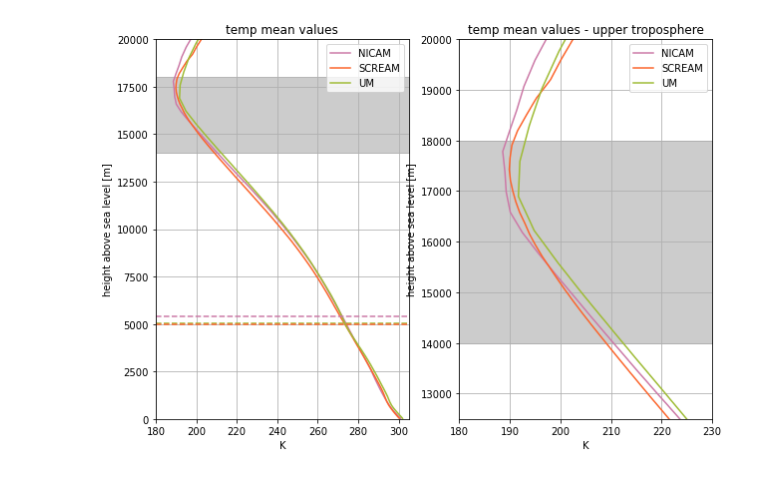
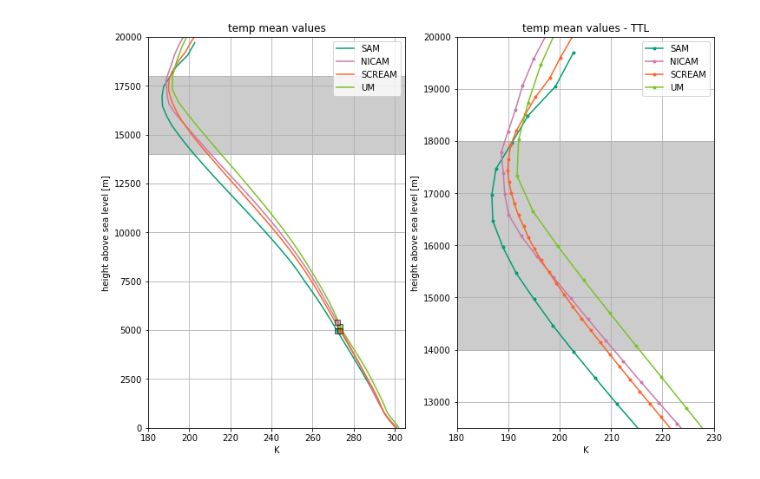
Before and after one commit to smturbev/dyamond2, a Jupyter notebook: python_scripts/vert_profiles.ipynb, the cells around one changed output. Drawn from its saved outputs; the diff is of its cells as text; code cells hidden in the pictures.

```diff
--- a/python_scripts/vert_profiles.ipynb
+++ b/python_scripts/vert_profiles.ipynb
@@ -61,0 +16,4 @@ sc_z.shape, ta_zavg.shape
+# %%
+z_sc = xr.open_dataset(ap.get_fldmean_file("SCREAM","TWP","zg")).zg
+z_um = xr.open_dataset(ap.get_fldmean_file("UM","TWP","zg")).zg
+z_ge = xr.open_dataset(ap.get_fldmean_file("GEOS","TWP","zg")).zg.mean(axis=(0,2,3))
@@ -110,42 +136,52 @@ hus_zavg.shape, ta_zavg.shape, ((p_um[:-1].values/p_um[1:].values)*100).shape, p
 # %%
-fig, [ax, axt] = plt.subplots(1,2, figsize=(10,7))
-# m="SAM"
-# z = "z"
-# (ta_dict[m]).plot(y=z, ax=ax, color=colors[m], linestyle="--", label=m)
+fig, [ax, axt] = plt.subplots(1,2, figsize=(10,7), constrained_layout=True)
+m="SAM"
+z = "z"
+(ta_dict[m]).plot(y=z, ax=ax, color=colors[m], label=m)
+(ta_dict[m]).plot(y=z, ax=axt, color=colors[m], label=m, marker=".")
 m="NICAM"
 z = "lev"
 (ta_dict[m]).plot(y=z, ax=ax, color=colors[m], label=m)
-(ta_dict[m]).plot(y=z, ax=axt, color=colors[m], label=m)
+(ta_dict[m]).plot(y=z, ax=axt, color=colors[m], label=m, marker=".")
 m="SCREAM"
 z = "lev"
-ax.plot((ta_dict[m])[:-1], sc_z, color=colors[m], label=m)
-axt.plot((ta_dict[m])[:-1], sc_z, color=colors[m], label=m)
+ax.plot((ta_dict[m])[:-1], z_sc, color=colors[m], label=m)
+axt.plot((ta_dict[m])[:-1], z_sc, color=colors[m], label=m, marker=".")
 m="UM"
-ax.plot(ta_dict[m][:-1], um_z, color=colors[m], label=m)
-axt.plot(ta_dict[m][:-1], um_z, color=colors[m], label=m)
+ax.plot(ta_dict[m][:-1], z_um, color=colors[m], label=m)
+axt.plot(ta_dict[m][:-1], z_um, color=colors[m], label=m, marker=".")
+# m="GEOS"
+# ax.plot(ta_dict[m][:-1], z_ge, color=colors[m], label=m)
+# axt.plot(ta_dict[m][:-1], z_ge, color=colors[m], label=m)
 
-ax.axhline(p_z[np.argmin(abs(ta_dict["UM"].values-273))], color=colors["UM"], linestyle="--")
-ax.axhline(sc_z[np.argmin(abs(ta_dict["SCREAM"].values-273))], color=colors["SCREAM"], linestyle="--")
-ax.axhline(clw_dict["NICAM"].lev[np.argmin(abs(ta_dict["NICAM"].values-273))], color=colors["NICAM"], linestyle="--")
+ax.scatter(ta_dict["UM"][i_um], z_um[i_um], color=colors["UM"], marker="s",
+           alpha=0.6, s=30, edgecolor="k", zorder=2)
+ax.scatter(ta_dict["NICAM"][i_ni], clw_dict["NICAM"].lev[i_ni], marker="s",
+           color=colors["NICAM"], alpha=0.6, s=30, edgecolor="k", zorder=2)
+ax.scatter(ta_dict["SAM"][i_sa], clw_dict["SAM"].z[i_sa], color=colors["SAM"],
+           marker="s", alpha=0.6, s=30, edgecolor="k", zorder=2)
+ax.scatter(ta_dict["SCREAM"][i_sc], z_sc[i_sc], color=colors["SCREAM"],
+           marker="s", alpha=0.6, s=30, edgecolor="k", zorder=2)
+
 
 ax.fill_between([180,305],14000,18000,color="k",alpha=0.2)
 axt.fill_between([180,305],14000,18000,color="k",alpha=0.2)
 
 
 ax.legend(loc="upper right")
 axt.legend(loc="upper right")
 ax.set_xlim([180,305])
 ax.set_ylim([0,20000])
 axt.set_xlim([180,230])
 axt.set_ylim([12500,20000])
-axt.set_title("temp mean values - upper troposphere")
+axt.set_title("temp mean values - TTL")
 axt.set_xlabel("K")
 ax.set_title("temp mean values")
 ax.set_xlabel("K")
 ax.grid(True)
 axt.grid(True)
 plt.savefig("../plots/TWP/TWP_3D_ta_mean.png", dpi=120)
 plt.show()
 # %% [output]
-[figure, old version]
+[figure, new version]
 # %%
```
Also changed, not shown: parts of 13 cells of this notebook, 11 other files.
